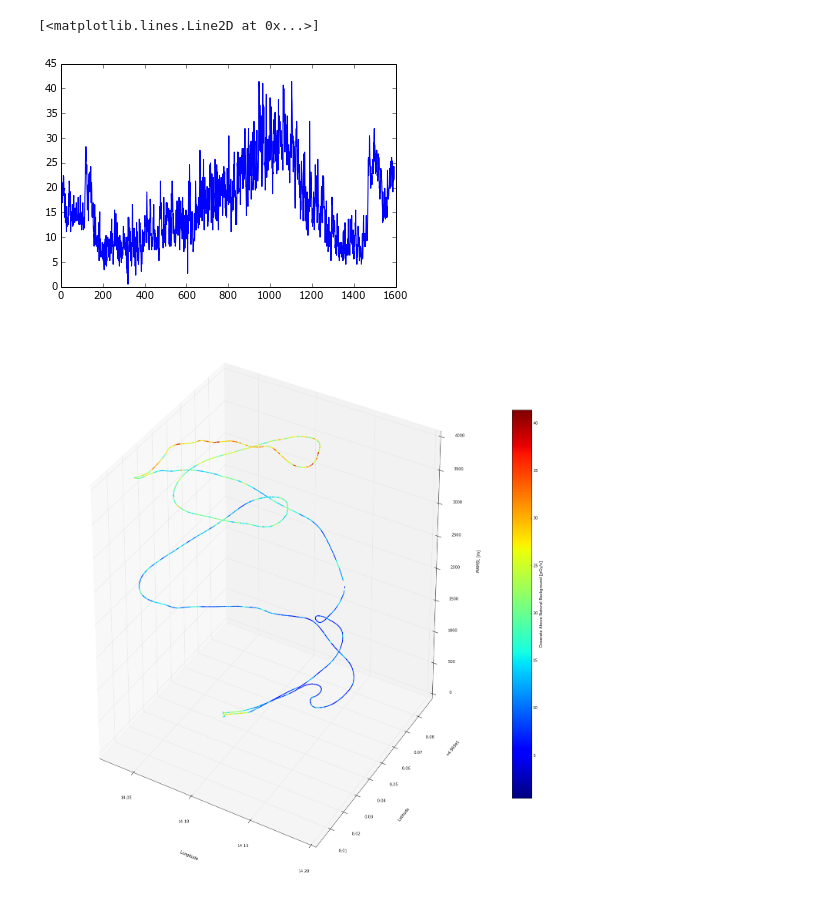
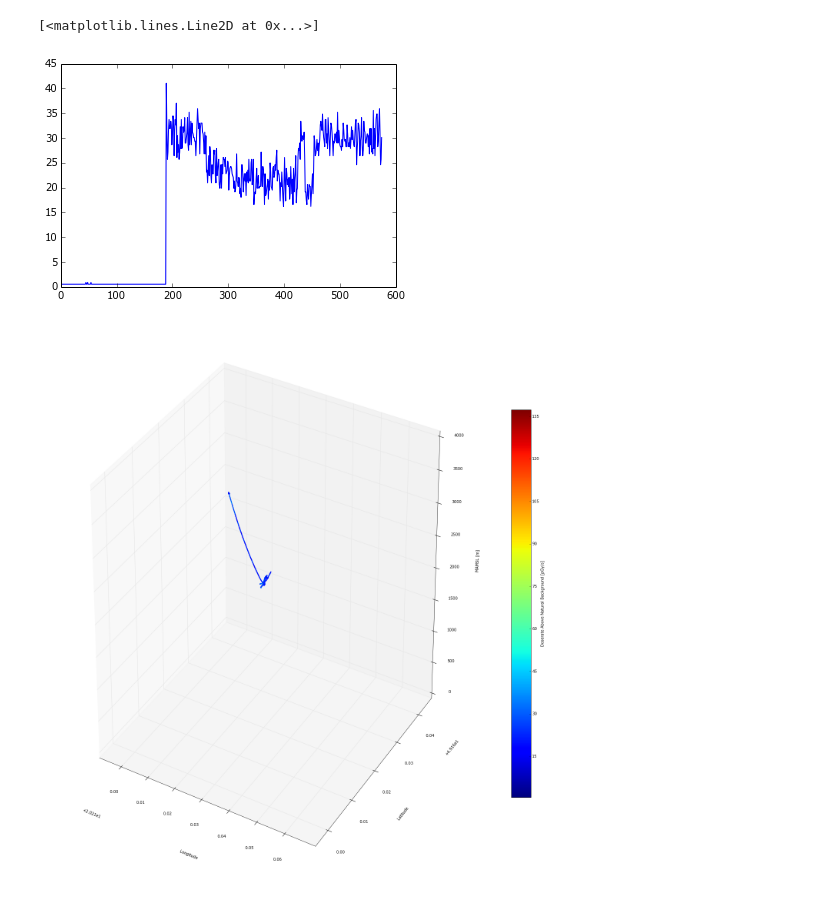
Before and after one commit to ODZ-UJF-AV-CR/NB, a Jupyter notebook: GPSRL04A-Pribram.ipynb, the cells around one changed output. Saved outputs shown, nothing was run; the diff lists cells and outputs as text; code cells hidden in the pictures.

```diff
--- a/GPSRL04A-Pribram.ipynb
+++ b/GPSRL04A-Pribram.ipynb
@@ -21,10 +26,11 @@ from cartopy.io.srtm import srtm_composite
 plt.figure(figsize=(20, 10))
 
 
+df = pd.read_csv('/home/kakl/Documents/comic rays radio detection/dozimetr/NB_mereni/15081814.CSV',sep=',', header=None )
 #df = pd.read_csv('/home/kakl/Documents/comic rays radio detection/dozimetr/dukovany/15030912.CSV',sep=',', header=None )
 #df = pd.read_csv('/home/kakl/Documents/comic rays radio detection/dozimetr/pribram/lety/15042609.CSV',sep=',', header=None )
 #df = pd.read_csv('/home/kakl/Documents/comic rays radio detection/dozimetr/pribram/lety/1_15042609.CSV',sep=',', header=None )
-df = pd.read_csv('/home/kakl/Documents/comic rays radio detection/dozimetr/pribram/lety/2_15042609.CSV',sep=',', header=None )
+#df = pd.read_csv('/home/kakl/Documents/comic rays radio detection/dozimetr/pribram/lety/2_15042609.CSV',sep=',', header=None )
 #df = pd.read_csv('/home/kakl/Documents/comic rays radio detection/dozimetr/pribram/lety/3_15042610.CSV',sep=',', header=None )
 #df = pd.read_csv('/home/kakl/Documents/comic rays radio detection/dozimetr/pribram/lety/NB2.CSV',sep=',', header=None )
 
@@ -137,14 +143,14 @@ min.radiation = 1000   max.radiation= 0
 # %%
 # Track with Height
 
-plt.figure(figsize=(20, 10))
+plt.figure(figsize=(15, 15))
 ax = plt.subplot(111, projection=ccrs.PlateCarree())
 ax.set_extent([min_lon, max_lon, min_lat, max_lat])
 gg_tiles = GoogleTiles()
 #gg_tiles = OSM()
 ax.add_image(gg_tiles, 12)
 
-plt.title("Pribram")
+plt.title("LS")
 gl = ax.gridlines(draw_labels=True)
 gl.xlabels_top = False
 gl.ylabels_left = False
@@ -152,7 +158,8 @@ gl.ylabels_left = False
 ax = plt.axes(projection=ccrs.PlateCarree())
 ax.stock_img()
 
-for row in range(1,len(df)-1):
+#for row in range(1,len(df)-1):
+for row in range(2000,5000):
     plt.plot([df.loc[row-1,4],df.loc[row,4]], [df.loc[row-1,2],df.loc[row,2]],
          color=plt.cm.jet((df.loc[row,13]-min_height)/(max_height-min_height)), marker=None, # colormap <0,1>
          transform=ccrs.PlateCarree(), lw=3
@@ -176,8 +183,8 @@ radiation = [0] * records
 altitude = [0] * records
 xx = [0] * records
 line = [0] * records
-avg = 1
-begin = 100
+avg = 10
+begin = 0
 end = records-avg-20
 
 min_radiation = 1000
@@ -224,7 +231,7 @@ min.radiation = 0.52   max.radiation= 41.4
 plt.plot(radiation[0:((end-begin)/avg)])
 # %% [output]
 [<matplotlib.lines.Line2D at 0x...>]
-[figure, old version]
+[figure, new version]
 # %%
 # 3D Dose
 
@@ -264,35 +271,36 @@ for path in paths:
     vertices = np.asarray(vertices)
     segments.append(vertices)
 
 lc = LineCollection(segments, color='black')
 
 ax.add_collection3d(lc)
 
 ax.set_xlabel('Longitude')
 ax.set_ylabel('Latitude')
 ax.set_zlabel('MAMSL [m]')
 
 sm = plt.cm.ScalarMappable(cmap='jet', norm=plt.Normalize(vmin=min_radiation, vmax=max_radiation))
 sm._A = []
 cb = plt.colorbar(sm, shrink=0.7)
 cb.set_label('Doserate Above Natural Background [pGy/s]')
 
 
 #(0.365 * df.loc[100:8000,18] + 0.52) - (exp(df.loc[100:8000,13] * 0.0004) * 7.1)
 #ax.scatter(df.loc[100:8000,4], df.loc[100:8000,2],df.loc[100:8000,13],c=plt.cm.jet((df.loc[100:8000,18]/((df.loc[100:8000,13]-500)/700)-10)/20), marker='_')
 #ax.plot(xx[0:800], yy[0:800],altitude[0:800],c=plt.cm.jet((norm[0:800]-min)/(max-min)), marker='o-')
-for n in range(1,values):
+#for n in range(1,values):
+for n in range(2000,5000):
     if altitude[n] > 0:
         ax.plot([df.loc[line[n-1],4],df.loc[line[n],4]], [df.loc[line[n-1],2],df.loc[line[n],2]],
         [altitude[n-1],altitude[n]],
         color=plt.cm.jet((radiation[n]-min_radiation)/(max_radiation-min_radiation)), marker='None', lw=2)
 
 #ax.plot([dukovany_lon,dukovany_lon], [dukovany_lat,dukovany_lat], [0,390], color='gray', marker='o')
 #ax.plot([namest_lon,namest_lon], [namest_lat,namest_lat], [0,390], color='gray', marker='o')
 #ax.text(dukovany_lon + 0.001, dukovany_lat + 0.01, 390, 'Dukovany', color='green', fontsize=12)
 #ax.text(namest_lon + 0.001, namest_lat + 0.01, 390, 'Namest n. Osl.', color='green', fontsize=12)
 # %% [output]
-[figure, old version]
+[figure, new version]
 # %%
 # Cosmic Rays fit
 
```
Also changed, not shown: parts of 12 cells of this notebook, 1 other file.
